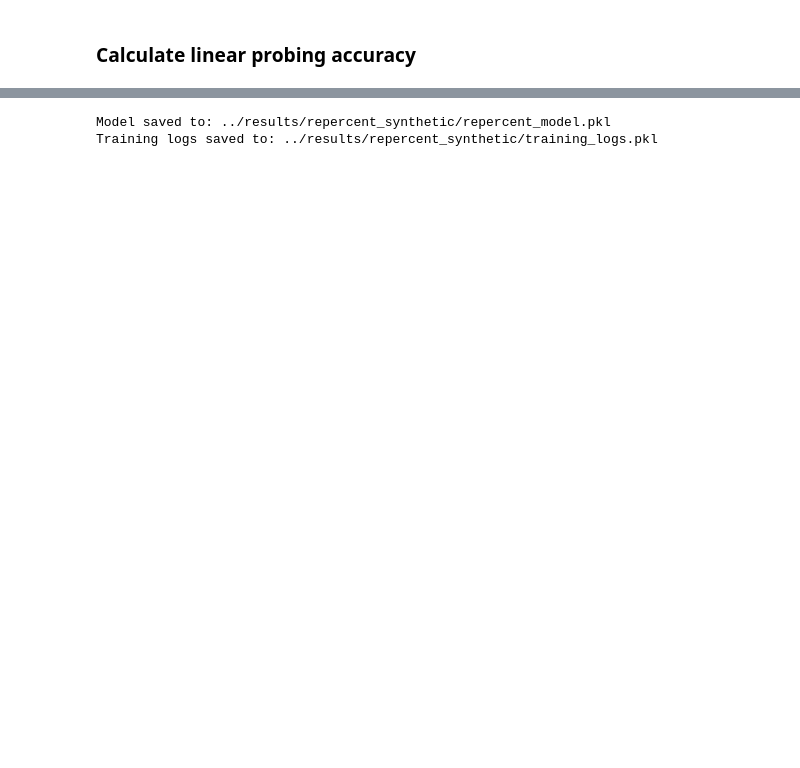
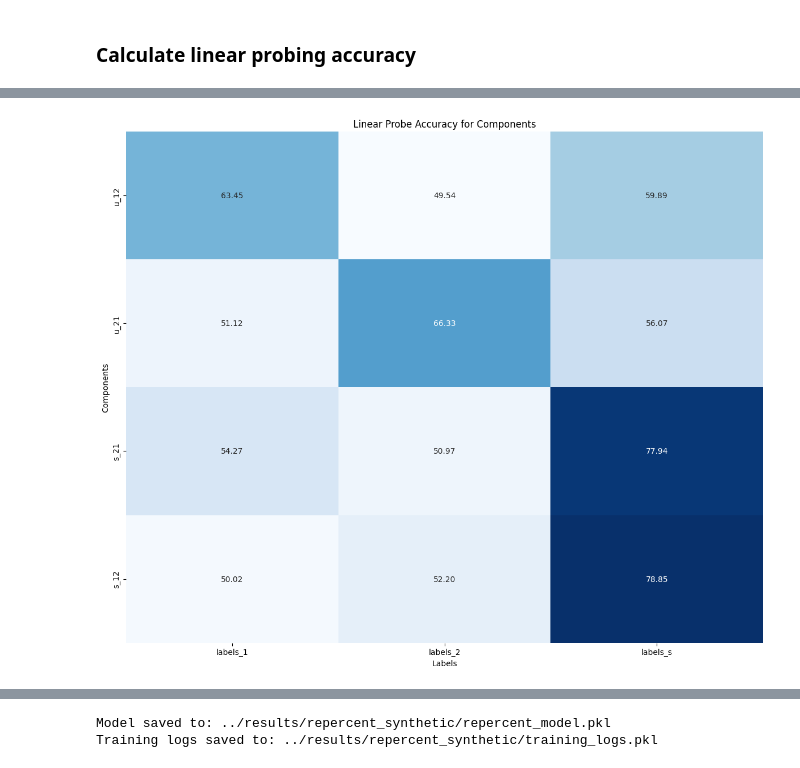
Before and after one commit to Vascorn/RePercENT, a Jupyter notebook: notebooks/repercent_synthetic.ipynb, the cells around one changed output, grey strips where cells are left out. Cells and saved outputs as stored; diff of their text form; code cells hidden in the pictures; blank space fills up the shorter version.

Commit message:
I got somewhat ok results for RP

```diff
--- a/notebooks/repercent_synthetic.ipynb
+++ b/notebooks/repercent_synthetic.ipynb
@@ -35,9 +35,9 @@ print(f"Using device: {device}")
 # %% [output]
 Using device: cuda
 # %%
-N_data = int(1e6)
+N_data = int(1e5)
 latent_dim = {'Zs': 32, 'Z1': 32, 'Z2': 32}
-mod_type= "random"  # "rbf", "random", "identity"
+mod_type= "identity"  # "rbf", "random", "identity"
 t1, t2 = 5, 10
 gamma1, gamma2 = 2.0, 1.0
 normalize = False
@@ -514,3 +491,32 @@ Probing Results for Ls (s12):
+# %%
+def plot_confusion_matrix(train_loss_logs):
+    import matplotlib.pyplot as plt
+    import numpy as np
+    import seaborn as sns
+
+    labels = ['labels_1', 'labels_2', 'labels_s']
+    components = ['u_12', 'u_21', 's_21', 's_12']
+
+    fig, axes = plt.subplots(1, 1, figsize=(12, 10))
+
+
+    # Extract the arrays from the dictionary in the specified order
+    arrays_to_stack = [train_loss_logs["linear_probe"][key] for key in components]
+
+    # Stack the arrays vertically to create the 4x3 matrix
+    result_matrix = np.vstack(arrays_to_stack)
+    cm = result_matrix
+    sns.heatmap(cm, annot=True, fmt=".2f", cmap="Blues", cbar=False,
+                xticklabels=labels, yticklabels=components, ax=axes)
+    axes.set_title('Linear Probe Accuracy for Components')
+    axes.set_xlabel('Labels')
+    axes.set_ylabel('Components')
+
+    plt.tight_layout()
+    plt.show()
+plot_confusion_matrix(test_loss_logs)
+# %% [output]
+[figure, added]
 # %%
 from sklearn.decomposition import PCA
 from sklearn.manifold import TSNE
```
Also changed, not shown: parts of 9 cells of this notebook, 7 other files.
